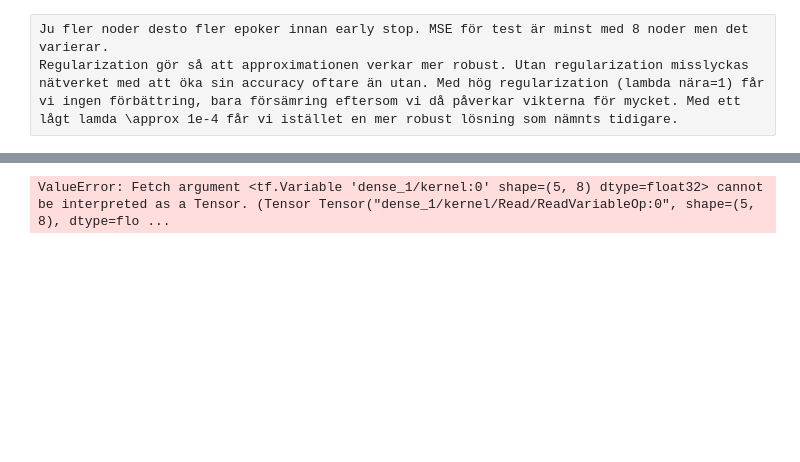
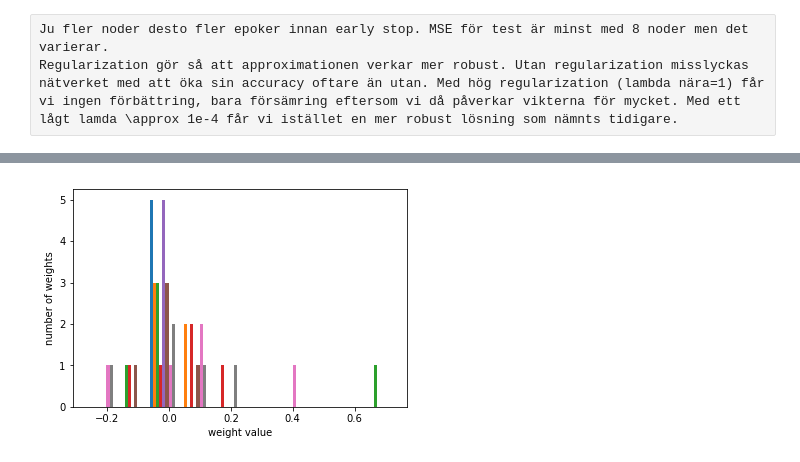
Before and after one commit to smallgreycreatures/DD2437, a Jupyter notebook: lab1/ANNDA_LAB1_4.3.1-Improved.ipynb, the cells around one changed output, grey strips where cells are left out. Cells and saved outputs as stored; diff of their text form; code cells hidden in the pictures; blank space fills up the shorter version.

```diff
--- a/lab1/ANNDA_LAB1_4.3.1-Improved.ipynb
+++ b/lab1/ANNDA_LAB1_4.3.1-Improved.ipynb
@@ -244,8 +255,9 @@ Text(0.5, 1.0, 'Mackey-Glass Time Series (x(0) = 1.5)')
 # %%
 weights, biases = model.layers[0].get_weights()
 plt.hist(weights)
 plt.xlabel("weight value")
 plt.ylabel("number of weights")
-plt.title("Weight distribution for 8 nodes, lambda = 0")
+plt.savefig('weights1e3')
+#plt.title("Weight distribution for 8 nodes, lambda = e-4")
 # %% [output]
-ValueError: Fetch argument <tf.Variable 'dense_1/kernel:0' shape=(5, 8) dtype=float32> cannot be interpreted as a Tensor. (Tensor Tensor("dense_1/kernel/Read/ReadVariableOp:0", shape=(5, 8), dtype=flo ...
+[figure, added]
```
Also changed, not shown: parts of 2 cells of this notebook, 12 other files.
